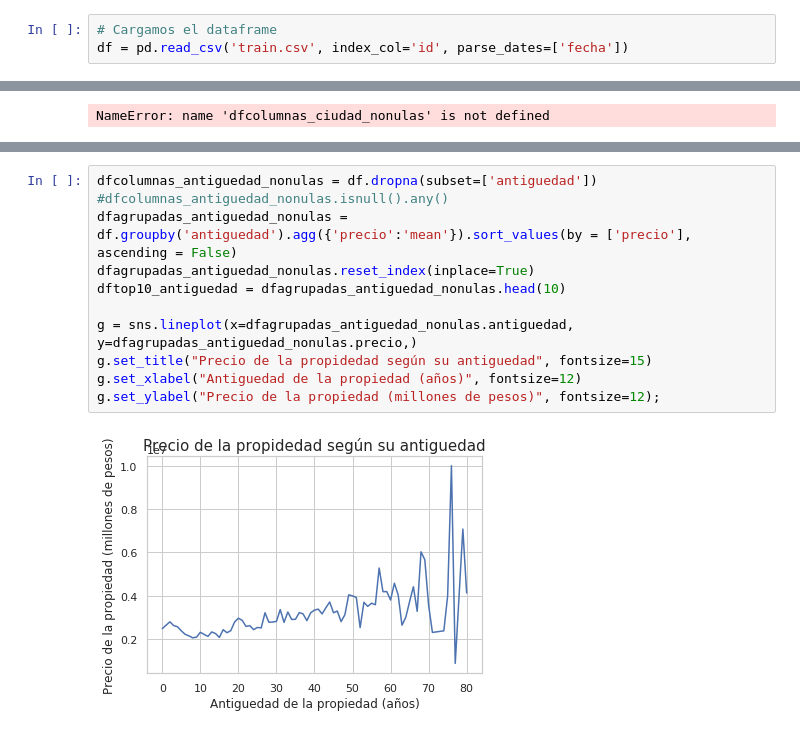
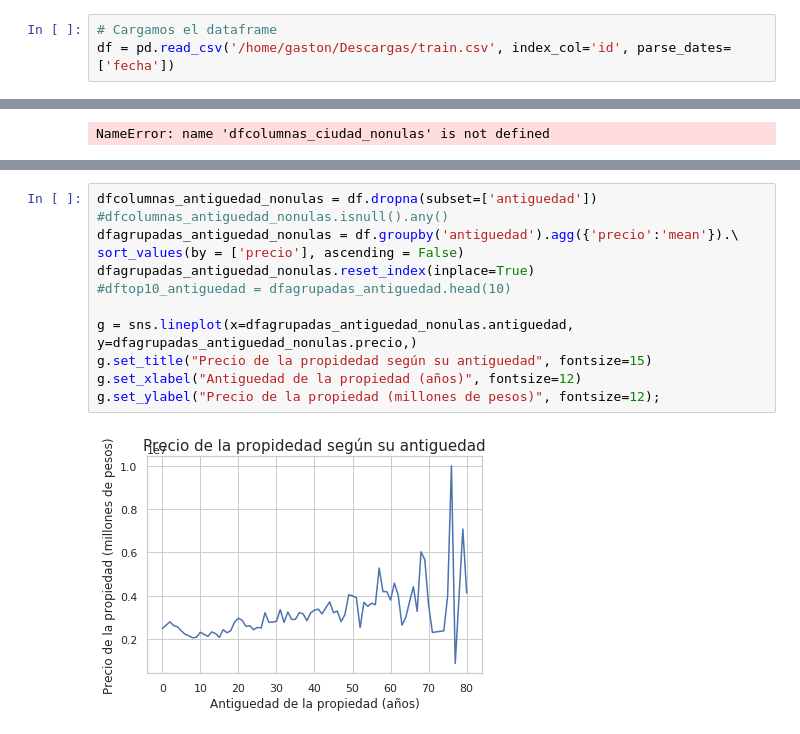
Before and after one commit to camilaserra5/7506-organizacion-de-datos, a Jupyter notebook: Análisis varios.ipynb, the cells around one changed output, grey strips where cells are left out. Drawn from its saved outputs; the diff is of its cells as text.

```diff
--- a/Análisis varios.ipynb
+++ b/Análisis varios.ipynb
@@ -10,7 +10,7 @@ sns.set(style="whitegrid")
 %matplotlib inline
 # %%
 # Cargamos el dataframe
-df = pd.read_csv('train.csv', index_col='id', parse_dates=['fecha'])
+df = pd.read_csv('/home/gaston/Descargas/train.csv', index_col='id', parse_dates=['fecha'])
 # %%
 df.columns
 # %% [output]
@@ -137,16 +233,17 @@ g.set_ylabel("Nombre de provincia", fontsize=12);
 # %%
 dfcolumnas_antiguedad_nonulas = df.dropna(subset=['antiguedad'])
 #dfcolumnas_antiguedad_nonulas.isnull().any()
-dfagrupadas_antiguedad_nonulas = df.groupby('antiguedad').agg({'precio':'mean'}).sort_values(by = ['precio'], ascending = False)
+dfagrupadas_antiguedad_nonulas = df.groupby('antiguedad').agg({'precio':'mean'}).\
+sort_values(by = ['precio'], ascending = False)
 dfagrupadas_antiguedad_nonulas.reset_index(inplace=True)
-dftop10_antiguedad = dfagrupadas_antiguedad_nonulas.head(10)
+#dftop10_antiguedad = dfagrupadas_antiguedad.head(10)
 
 g = sns.lineplot(x=dfagrupadas_antiguedad_nonulas.antiguedad, y=dfagrupadas_antiguedad_nonulas.precio,)
 g.set_title("Precio de la propidedad según su antiguedad", fontsize=15)
 g.set_xlabel("Antiguedad de la propiedad (años)", fontsize=12)
 g.set_ylabel("Precio de la propiedad (millones de pesos)", fontsize=12);
 # %% [output]
-[figure, old version]
+[figure, new version]
 # %%
 dfcolumnas_habitaciones_nonulas = df.dropna(subset=['habitaciones'])
 #dfcolumnas_antiguedad_nonulas.isnull().any()
```
Also changed, not shown: parts of 15 cells of this notebook.
